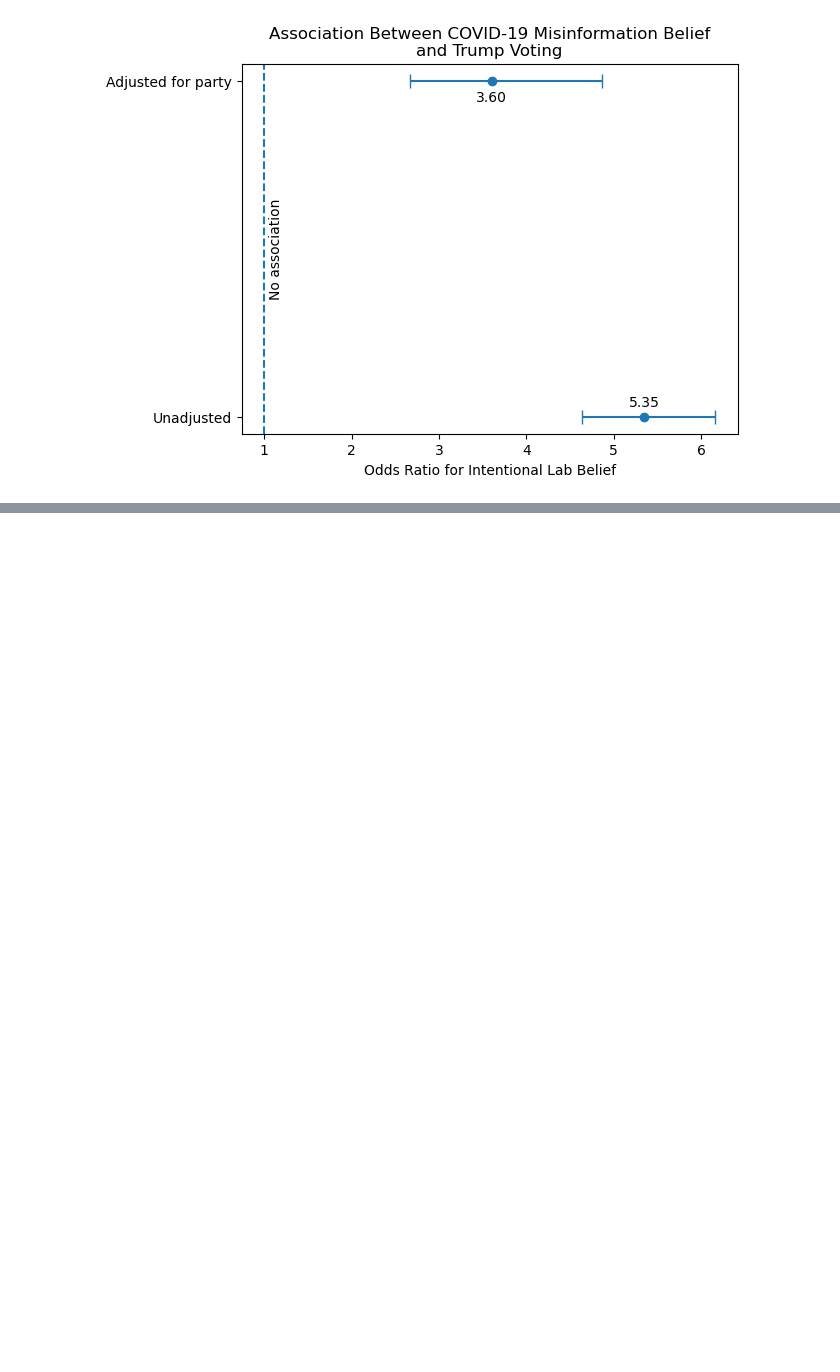
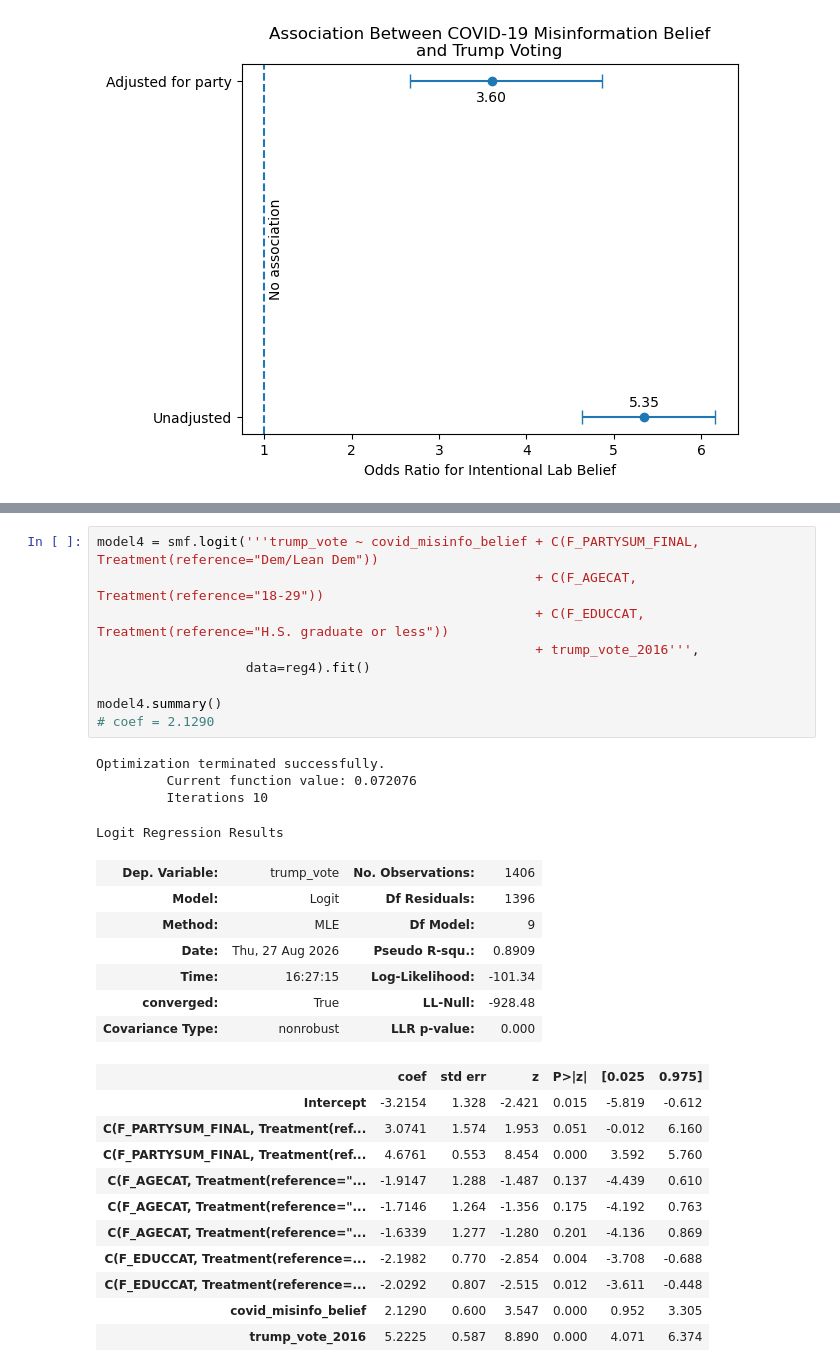
Before and after one commit to ameliabrooks28/QSS20_Project, a Jupyter notebook: code/03_regression.ipynb, the cells around one changed output, grey strips where cells are left out. Saved outputs shown, nothing was run; the diff lists cells and outputs as text; blank space fills up the shorter version.

```diff
--- a/code/03_regression.ipynb
+++ b/code/03_regression.ipynb
@@ -238,0 +382,32 @@ plt.show()
+# %%
+model4 = smf.logit('''trump_vote ~ covid_misinfo_belief + C(F_PARTYSUM_FINAL, Treatment(reference="Dem/Lean Dem"))
+                                                        + C(F_AGECAT, Treatment(reference="18-29"))
+                                                        + C(F_EDUCCAT, Treatment(reference="H.S. graduate or less"))
+                                                        + trump_vote_2016''',
+                   data=reg4).fit()
+
+model4.summary()
+# coef = 2.1290
+# %% [output]
+Optimization terminated successfully.
+         Current function value: 0.072076
+         Iterations 10
+Logit Regression Results
+| Dep. Variable: | trump_vote | No. Observations: | 1406 |
+| Model: | Logit | Df Residuals: | 1396 |
+| Method: | MLE | Df Model: | 9 |
+| Date: | Thu, 27 Aug 2026 | Pseudo R-squ.: | 0.8909 |
+| Time: | 16:27:15 | Log-Likelihood: | -101.34 |
+| converged: | True | LL-Null: | -928.48 |
+| Covariance Type: | nonrobust | LLR p-value: | 0.000 |
+|  | coef | std err | z | P>|z| | [0.025 | 0.975] |
+| Intercept | -3.2154 | 1.328 | -2.421 | 0.015 | -5.819 | -0.612 |
+| C(F_PARTYSUM_FINAL, Treatment(ref... | 3.0741 | 1.574 | 1.953 | 0.051 | -0.012 | 6.160 |
+| C(F_PARTYSUM_FINAL, Treatment(ref... | 4.6761 | 0.553 | 8.454 | 0.000 | 3.592 | 5.760 |
+| C(F_AGECAT, Treatment(reference="... | -1.9147 | 1.288 | -1.487 | 0.137 | -4.439 | 0.610 |
+| C(F_AGECAT, Treatment(reference="... | -1.7146 | 1.264 | -1.356 | 0.175 | -4.192 | 0.763 |
+| C(F_AGECAT, Treatment(reference="... | -1.6339 | 1.277 | -1.280 | 0.201 | -4.136 | 0.869 |
+| C(F_EDUCCAT, Treatment(reference=... | -2.1982 | 0.770 | -2.854 | 0.004 | -3.708 | -0.688 |
+| C(F_EDUCCAT, Treatment(reference=... | -2.0292 | 0.807 | -2.515 | 0.012 | -3.611 | -0.448 |
+| covid_misinfo_belief | 2.1290 | 0.600 | 3.547 | 0.000 | 0.952 | 3.305 |
+| trump_vote_2016 | 5.2225 | 0.587 | 8.890 | 0.000 | 4.071 | 6.374 |
```
Also changed, not shown: parts of 20 cells of this notebook, 8 other files.
